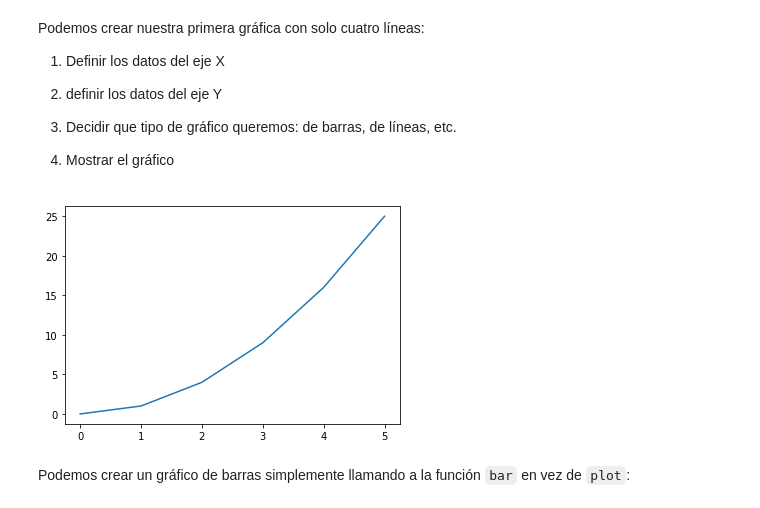
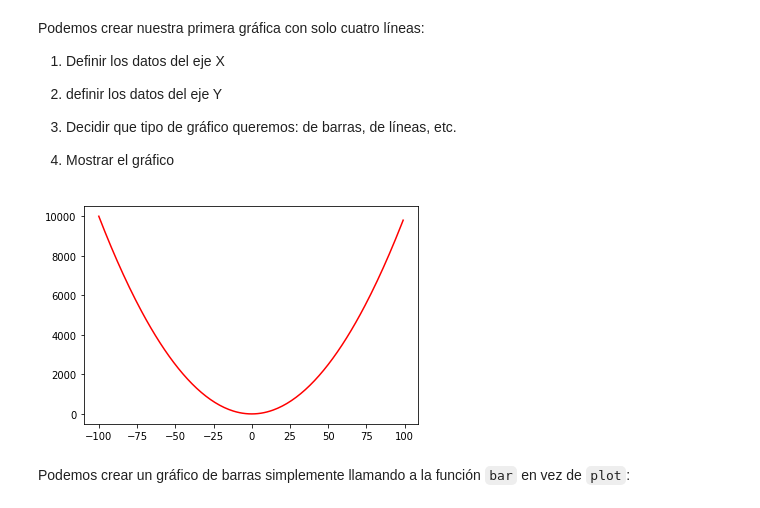
Before and after one commit to pythoncanarias/eoi, a Jupyter notebook: 05-libs/external/matplotlib/matplotlib.ipynb, the cells around one changed output. Drawn from its saved outputs; the diff is of its cells as text; code cells hidden in the pictures.

```diff
--- a/05-libs/external/matplotlib/matplotlib.ipynb
+++ b/05-libs/external/matplotlib/matplotlib.ipynb
@@ -49,15 +49,15 @@ Podemos crear nuestra primera gráfica con solo cuatro líneas:
 
 4) Mostrar el gráfico
 # %%
-x_values = [0,1,2,3,4,5]  # Datos eje X
+import matplotlib.pyplot as plt
 
-squares = [0,1,4,9,16,25]  # Datos eje Y
+x_values = list(range(-100, 100))  # Datos eje X
+squares = [x**2.0 for x in x_values]  # Datos eje Y
 
-plt.plot(x_values, squares)  # plot usa un grafico de lineas
-
+plt.plot(x_values, squares, color="red")  # plot usa un grafico de lineas
 plt.show()  # Mostrar la imagen
 # %% [output]
-[figure, old version]
+[figure, new version]
 # %%
 ### Gráficas de barras
 # %% [markdown]
```
Also changed, not shown: parts of 4 cells of this notebook.
